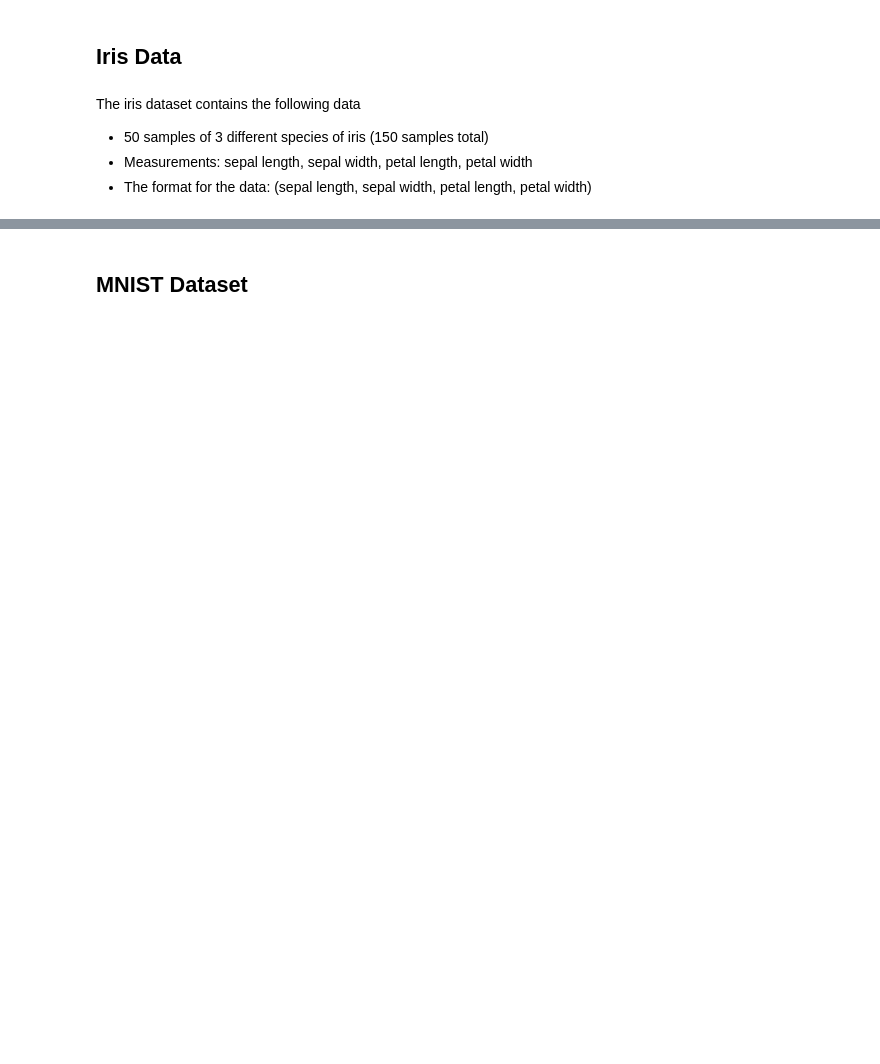
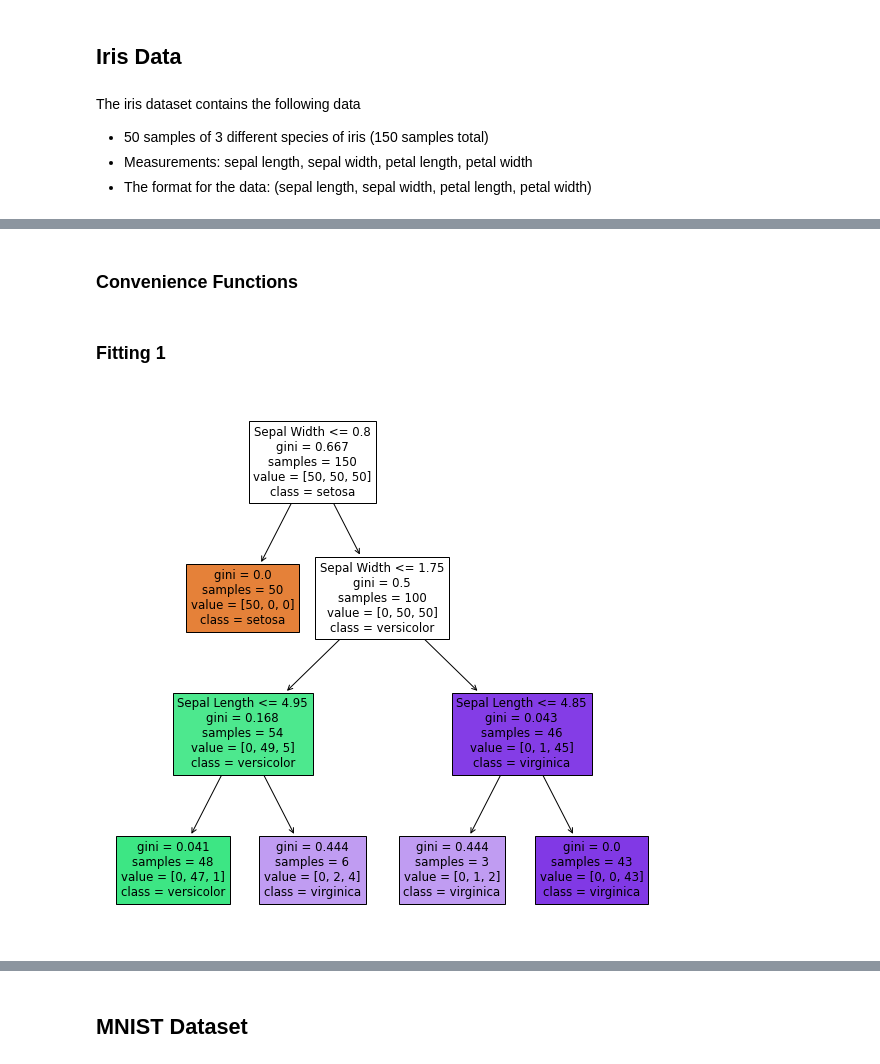
Before and after one commit to Davideee/schleuniger-ml, a Jupyter notebook: MachineLearningCourse.ipynb, the cells around one changed output, grey strips where cells are left out. Cells and saved outputs as stored; diff of their text form; code cells hidden in the pictures; blank space fills up the shorter version.

```diff
--- a/MachineLearningCourse.ipynb
+++ b/MachineLearningCourse.ipynb
@@ -156,0 +155,8 @@ plt.show()
+# %%
+# Create a Pandas DataFrame for plotting
+iris_df = pd.DataFrame(dataset['data'],columns=['Petal length','Petal Width','Sepal Length','Sepal Width'])
+iris_df['Species'] = dataset['target']
+iris_df['Species'] = iris_df['Species'].apply(lambda x: dataset['target_names'][x])
+# Seperate data and labels for fitting
+iris_data = iris_df.iloc[:,:4]
+iris_target = iris_df['Species']
@@ -156,0 +194,2 @@ plt.show()
+# %% [markdown]
+### Convenience Functions
@@ -156,0 +249,28 @@ plt.show()
+# %%
+def plot_tree_iris(dt_clf):
+    """
+    Plots the tree of a fitted DecisionTreeClassifier object.
+    """
+    plt.figure(figsize=(10,10))
+    plot_tree(dt_clf,
+              filled=True,
+              feature_names=['Petal length',
+                             'Petal Width',
+                             'Sepal Length',
+                             'Sepal Width',
+                             'Species'],
+              class_names=['setosa',
+                           'versicolor',
+                           'virginica'])
+    plt.savefig("tree")
+    plt.show()
+# %% [markdown]
+### Fitting 1
+# %%
+clf = DecisionTreeClassifier(random_state=12, max_depth=3)
+clf.fit(iris_data, iris_target)
+
+# Plot Tree
+plot_tree_iris(clf)
+# %% [output]
+[figure, added]
```
Also changed, not shown: parts of 92 cells of this notebook, 1 other file.
